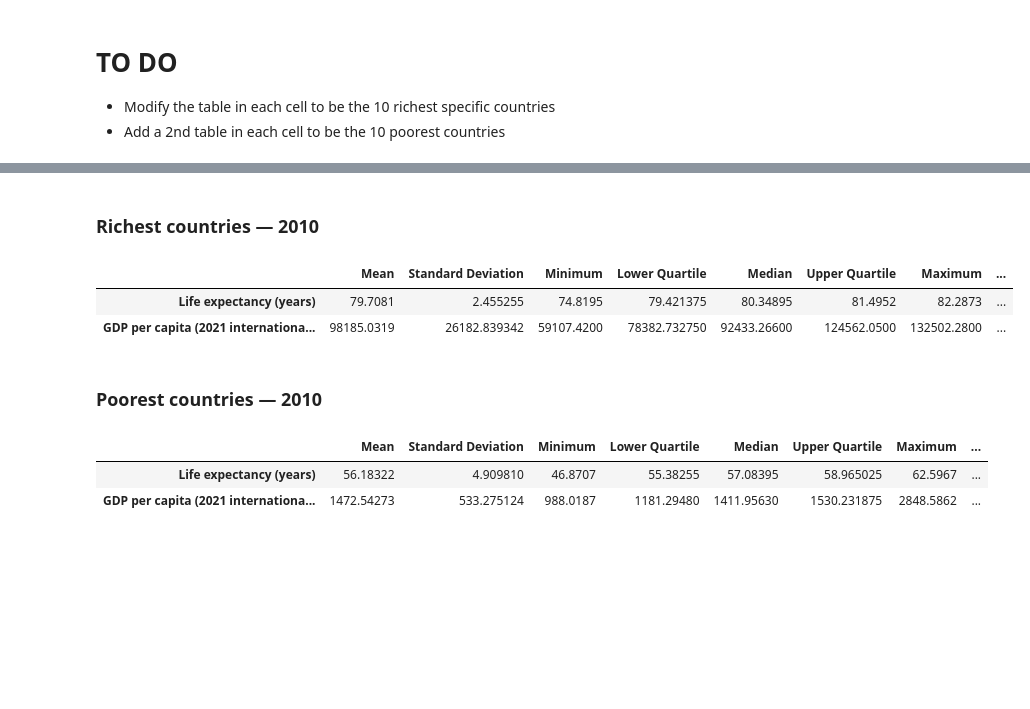
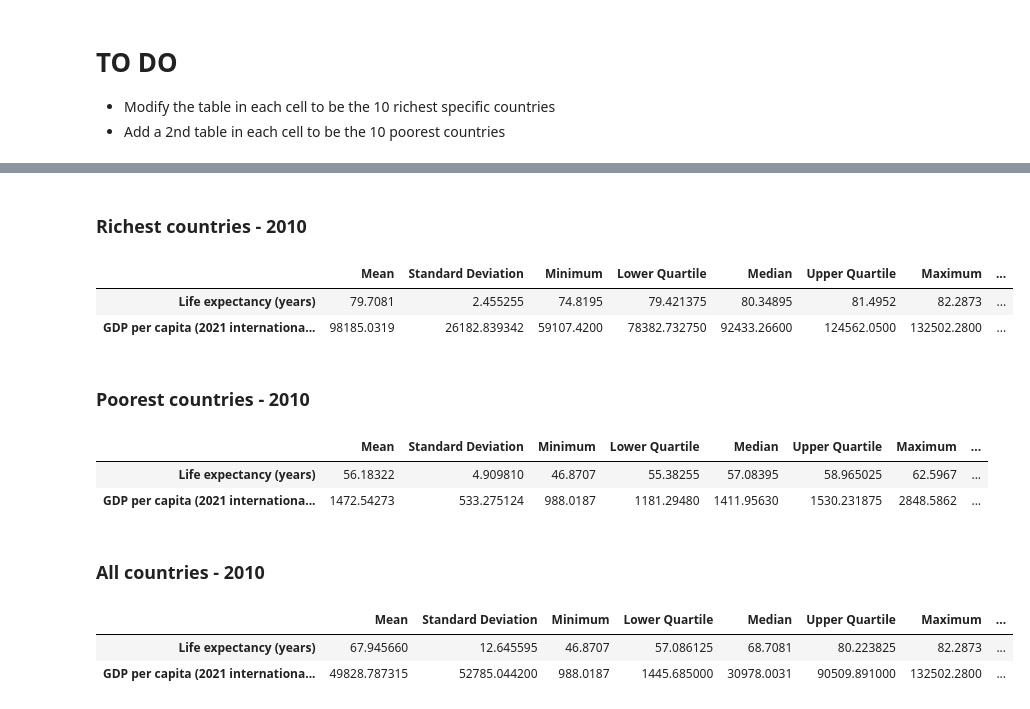
Before and after one commit to KabirS123/MGP, a Jupyter notebook: dataAnalysis.ipynb, the cells around one changed output, grey strips where cells are left out. Saved outputs shown, nothing was run; the diff lists cells and outputs as text; code cells hidden in the pictures; blank space fills up the shorter version.

```diff
--- a/dataAnalysis.ipynb
+++ b/dataAnalysis.ipynb
@@ -92,28 +118,39 @@ display(poorSummaries2009)
 # %%
 # Select 2010 observations for the countries listed in richest
 richData2010 = data[(data["Entity"].isin(richest)) & (data["Year"] == 2010)]
 richSummaries2010 = (richData2010[columnNames].describe().T.drop(columns=["count"]).rename(columns=columns))
 richSummaries2010["Interquartile Range"] = (richSummaries2010["Upper Quartile"] - richSummaries2010["Lower Quartile"])
 richSummaries2010["Range"] = (richSummaries2010["Maximum"] - richSummaries2010["Minimum"])
 
 poorData2010 = data[(data["Entity"].isin(poorest)) & (data["Year"] == 2010)]
 poorSummaries2010 = (poorData2010[columnNames].describe().T.drop(columns=["count"]).rename(columns=columns))
 poorSummaries2010["Interquartile Range"] = (poorSummaries2010["Upper Quartile"] - poorSummaries2010["Lower Quartile"])
 poorSummaries2010["Range"] = (poorSummaries2010["Maximum"] - poorSummaries2010["Minimum"])
 
-display(Markdown("### Richest countries — 2010"))
+totalData2010 = data[((data["Entity"].isin(poorest)) | (data["Entity"].isin(richest))) & (data["Year"] == 2010)]
+totalSummaries2010 = (totalData2010[columnNames].describe().T.drop(columns=["count"]).rename(columns=columns))
+totalSummaries2010["Interquartile Range"] = (totalSummaries2010["Upper Quartile"] - totalSummaries2010["Lower Quartile"])
+totalSummaries2010["Range"] = (totalSummaries2010["Maximum"] - totalSummaries2010["Minimum"])
+
+display(Markdown("### Richest countries - 2010"))
 display(richSummaries2010)
-display(Markdown("### Poorest countries — 2010"))
+display(Markdown("### Poorest countries - 2010"))
 display(poorSummaries2010)
+display(Markdown("### All countries - 2010"))
+display(totalSummaries2010)
 # %% [output]
-### Richest countries — 2010
+### Richest countries - 2010
 |  | Mean | Standard Deviation | Minimum | Lower Quartile | Median | Upper Quartile | Maximum | ... |
 | Life expectancy (years) | 79.7081 | 2.455255 | 74.8195 | 79.421375 | 80.34895 | 81.4952 | 82.2873 | ... |
 | GDP per capita (2021 internationa... | 98185.0319 | 26182.839342 | 59107.4200 | 78382.732750 | 92433.26600 | 124562.0500 | 132502.2800 | ... |
-### Poorest countries — 2010
+### Poorest countries - 2010
 |  | Mean | Standard Deviation | Minimum | Lower Quartile | Median | Upper Quartile | Maximum | ... |
 | Life expectancy (years) | 56.18322 | 4.909810 | 46.8707 | 55.38255 | 57.08395 | 58.965025 | 62.5967 | ... |
 | GDP per capita (2021 internationa... | 1472.54273 | 533.275124 | 988.0187 | 1181.29480 | 1411.95630 | 1530.231875 | 2848.5862 | ... |
+### All countries - 2010
+|  | Mean | Standard Deviation | Minimum | Lower Quartile | Median | Upper Quartile | Maximum | ... |
+| Life expectancy (years) | 67.945660 | 12.645595 | 46.8707 | 57.086125 | 68.7081 | 80.223825 | 82.2873 | ... |
+| GDP per capita (2021 internationa... | 49828.787315 | 52785.044200 | 988.0187 | 1445.685000 | 30978.0031 | 90509.891000 | 132502.2800 | ... |
 # %%
 # Select 2011 observations for the countries listed in richest
 richData2011 = data[(data["Entity"].isin(richest)) & (data["Year"] == 2011)]
```
Also changed, not shown: parts of 16 cells of this notebook.
